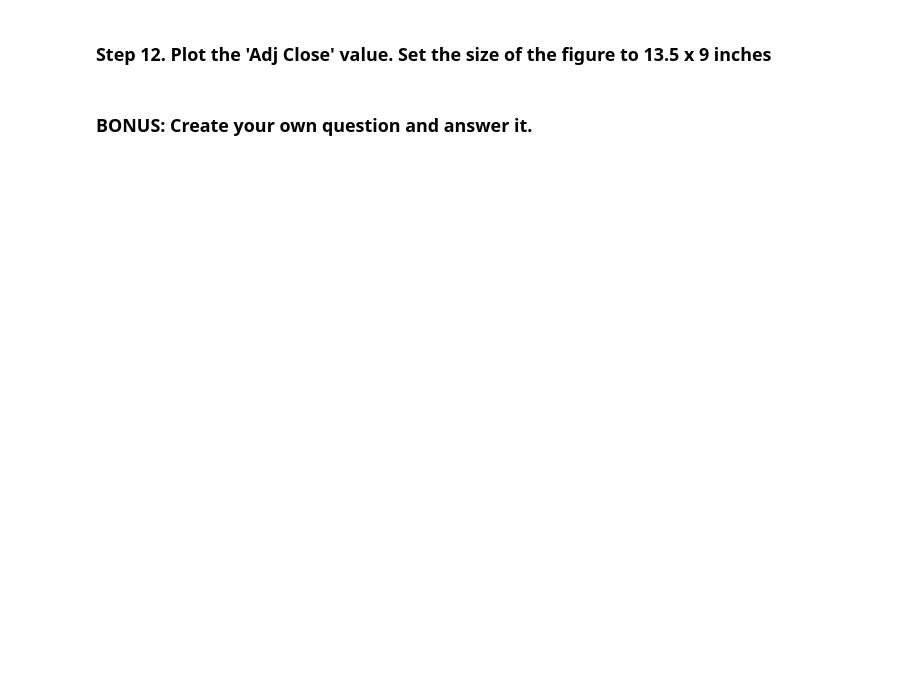
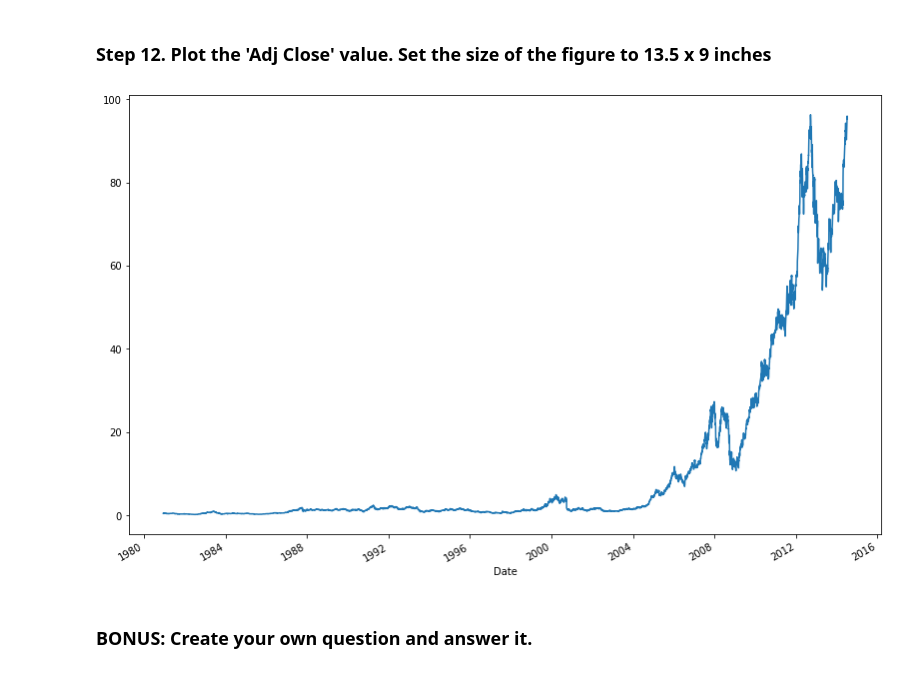
Before and after one commit to marcusRB/thebridgedsftene21, a Jupyter notebook: 2-Data Analysis/5-Feature Engineering/2-Time Series/ejercicios/Apple_Stock/Apple Stock.ipynb, the cells around one changed output. Saved outputs shown, nothing was run; the diff lists cells and outputs as text; code cells hidden in the pictures; blank space fills up the shorter version.

```diff
--- a/2-Data Analysis/5-Feature Engineering/2-Time Series/ejercicios/Apple_Stock/Apple Stock.ipynb
+++ b/2-Data Analysis/5-Feature Engineering/2-Time Series/ejercicios/Apple_Stock/Apple Stock.ipynb
@@ -19,3 +19,7 @@ import matplotlib.pyplot as plt
 ### Step 2. Import the dataset from this [address](https://raw.githubusercontent.com/guipsamora/pandas_exercises/master/09_Time_Series/Apple_Stock/appl_1980_2014.csv)
 # %% [markdown]
 ### Step 3. Assign it to a variable apple
+# %%
+url = 'https://raw.githubusercontent.com/guipsamora/pandas_exercises/master/09_Time_Series/Apple_Stock/appl_1980_2014.csv'
+apple = pd.read_csv(url)
+apple.head()
@@ -24,4 +46,9 @@ import matplotlib.pyplot as plt
 # %% [markdown]
 ### Step 5. Transform the Date column as a datetime type
+# %%
+apple['Date'] = pd.to_datetime(apple['Date'])
 # %% [markdown]
 ### Step 6.  Set the date as the index
+# %%
+apple = apple.set_index('Date')
+apple.head()
@@ -30,2 +74,5 @@ import matplotlib.pyplot as plt
 # %% [markdown]
 ### Step 8.  Ops...it seems the index is from the most recent date. Make the first entry the oldest date.
+# %%
+apple.sort_index(ascending=True, inplace=True)
+apple.head()
@@ -38,4 +135,8 @@ import matplotlib.pyplot as plt
 # %% [markdown]
 ### Step 12. Plot the 'Adj Close' value. Set the size of the figure to 13.5 x 9 inches
+# %%
+apple['Adj Close'].plot(figsize = (13.5, 9));
+# %% [output]
+[figure, added]
 # %% [markdown]
 ### BONUS: Create your own question and answer it.
```
Also changed, not shown: parts of 10 cells of this notebook, 6 other files.
